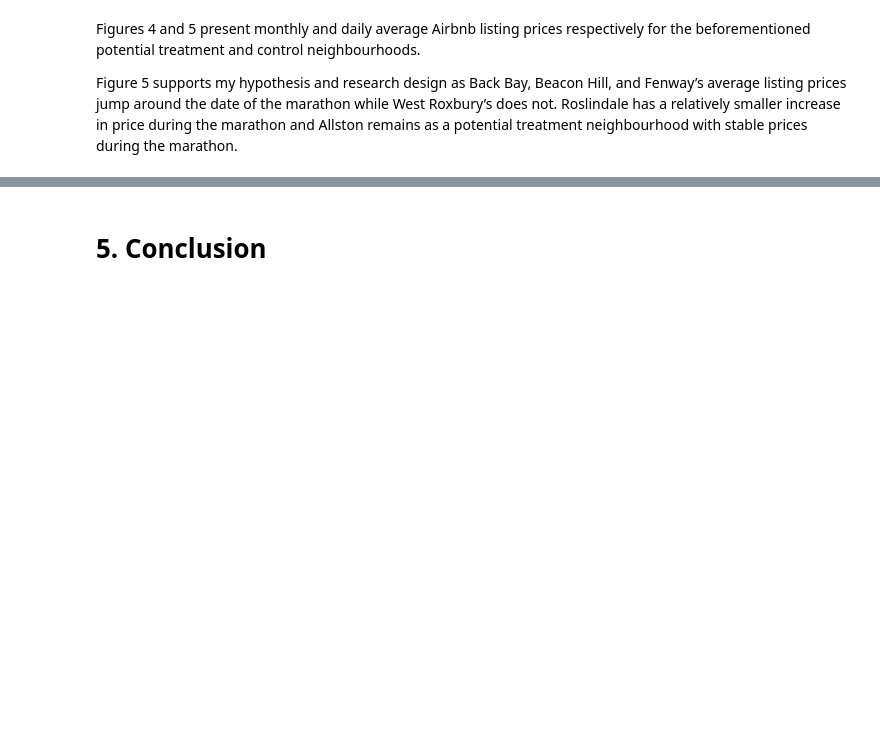
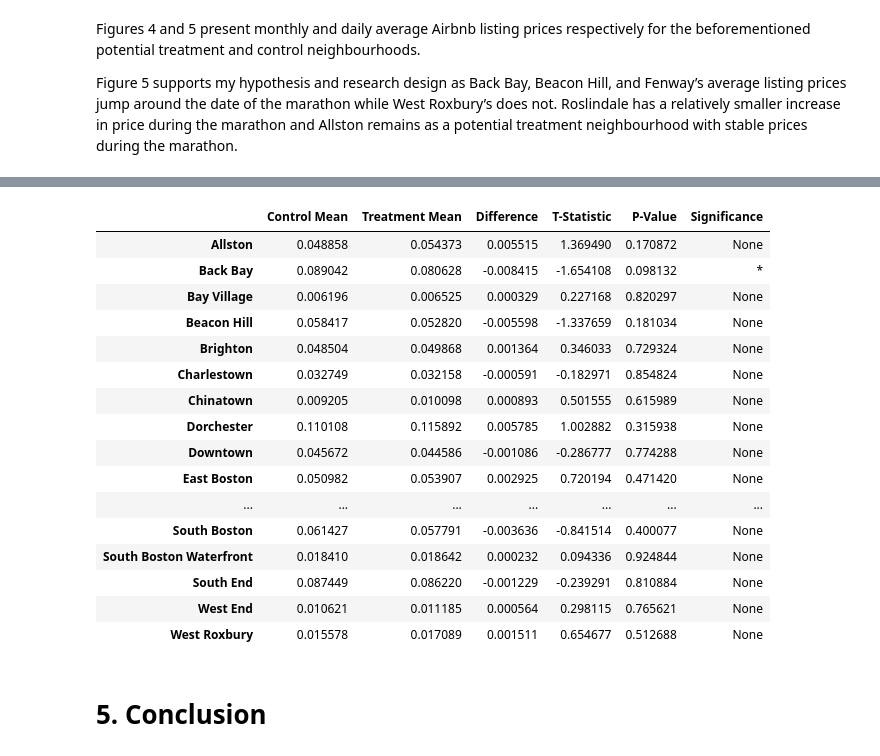
Before and after one commit to ECO225-W2025/eco225-project-code-easteli, a Jupyter notebook: ProjectEliEaston.ipynb, the cells around one changed output, grey strips where cells are left out. Cells and saved outputs as stored; diff of their text form; code cells hidden in the pictures; blank space fills up the shorter version.

```diff
--- a/ProjectEliEaston.ipynb
+++ b/ProjectEliEaston.ipynb
@@ -862,3 +1249,59 @@ plt.show()
+# %%
+control = reg1_temp[reg1_temp["treatment"] == 0]
+treatment = reg1_temp[reg1_temp["treatment"] == 1]
+
+regressors = ['Allston', 'Back Bay',
+       'Bay Village', 'Beacon Hill', 'Brighton', 'Charlestown', 'Chinatown',
+       'Dorchester', 'Downtown', 'East Boston', 'Fenway', 'Hyde Park',
+       'Jamaica Plain', 'Leather District', 'Longwood Medical Area',
+       'Mattapan', 'Mission Hill', 'North End', 'Roslindale', 'Roxbury',
+       'South Boston', 'South Boston Waterfront', 'South End', 'West End',
+       'West Roxbury']
+
+#Create empty dictionary which will store final results
+results = {}
+
+#Create for loop, which will loop through regressors list
+for regressor in regressors:
+
+    regressor_control = control[regressor]
+    regressor_treatment = treatment[regressor]
+
+    t_stat, p_value = stats.ttest_ind(regressor_treatment, regressor_control, equal_var=False)
+
+    significance = "***" if p_value < 0.01 else "**" if p_value < 0.05 else "*" if p_value < 0.1 else "None"
+
+    results[regressor] = {
+        "Control Mean": regressor_control.mean(),
+        "Treatment Mean": regressor_treatment.mean(),
+        "Difference": regressor_treatment.mean() - regressor_control.mean(),
+        "T-Statistic": t_stat,
+        "P-Value": p_value,
+        "Significance": significance
+    }
+
+#.from_dict documentation: https://pandas.pydata.org/docs/reference/api/pandas.DataFrame.from_dict.html
+final_frame = pd.DataFrame.from_dict(results, orient="index")
+
+final_frame
+# %% [output]
+|  | Control Mean | Treatment Mean | Difference | T-Statistic | P-Value | Significance |
+| Allston | 0.048858 | 0.054373 | 0.005515 | 1.369490 | 0.170872 | None |
+| Back Bay | 0.089042 | 0.080628 | -0.008415 | -1.654108 | 0.098132 | * |
+| Bay Village | 0.006196 | 0.006525 | 0.000329 | 0.227168 | 0.820297 | None |
+| Beacon Hill | 0.058417 | 0.052820 | -0.005598 | -1.337659 | 0.181034 | None |
+| Brighton | 0.048504 | 0.049868 | 0.001364 | 0.346033 | 0.729324 | None |
+| Charlestown | 0.032749 | 0.032158 | -0.000591 | -0.182971 | 0.854824 | None |
+| Chinatown | 0.009205 | 0.010098 | 0.000893 | 0.501555 | 0.615989 | None |
+| Dorchester | 0.110108 | 0.115892 | 0.005785 | 1.002882 | 0.315938 | None |
+| Downtown | 0.045672 | 0.044586 | -0.001086 | -0.286777 | 0.774288 | None |
+| East Boston | 0.050982 | 0.053907 | 0.002925 | 0.720194 | 0.471420 | None |
+| ... | ... | ... | ... | ... | ... | ... |
+| South Boston | 0.061427 | 0.057791 | -0.003636 | -0.841514 | 0.400077 | None |
+| South Boston Waterfront | 0.018410 | 0.018642 | 0.000232 | 0.094336 | 0.924844 | None |
+| South End | 0.087449 | 0.086220 | -0.001229 | -0.239291 | 0.810884 | None |
+| West End | 0.010621 | 0.011185 | 0.000564 | 0.298115 | 0.765621 | None |
+| West Roxbury | 0.015578 | 0.017089 | 0.001511 | 0.654677 | 0.512688 | None |
 # %% [markdown]
 # 5. Conclusion
 # %% [markdown]
```
Also changed, not shown: parts of 14 cells of this notebook.
